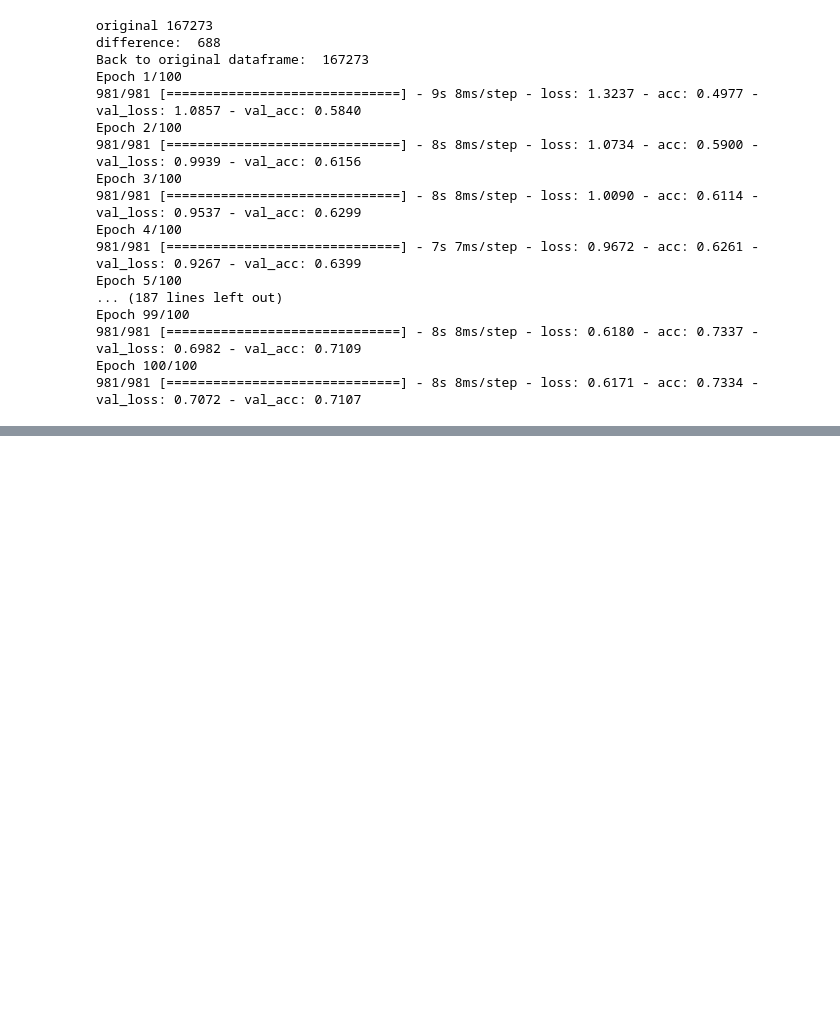
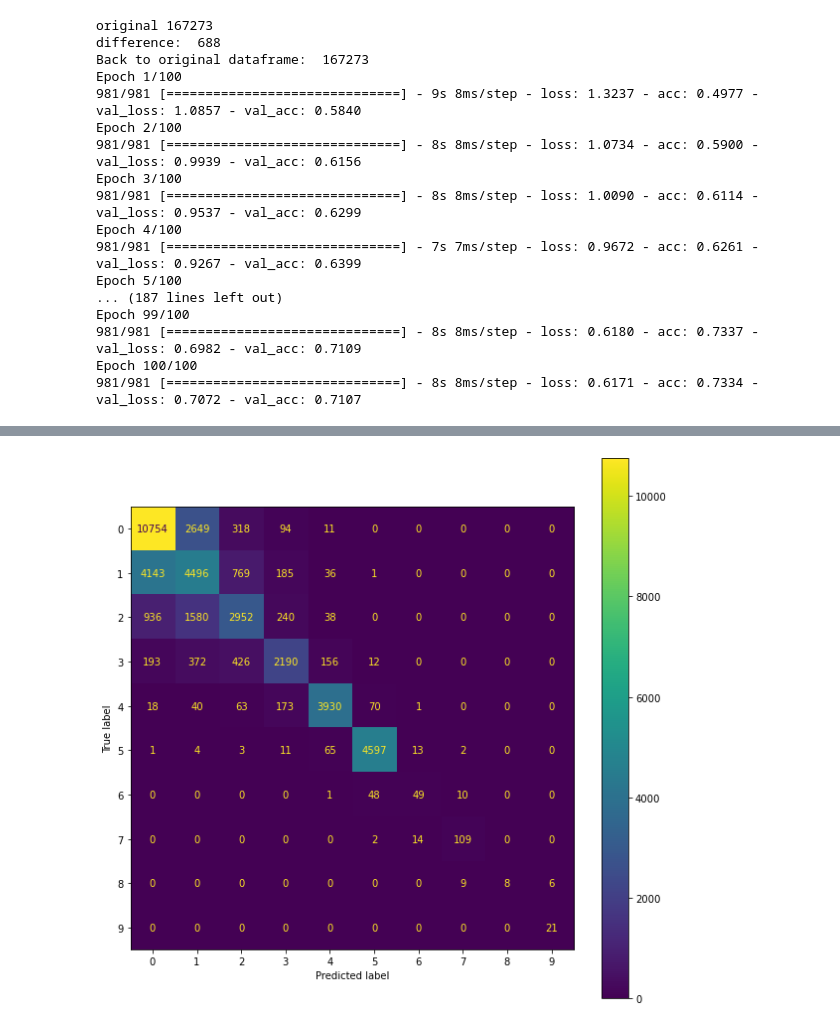
Before and after one commit to HOWBZR/Fire_Repo, a Jupyter notebook: Code/Models/Neural_Net.ipynb, the cells around one changed output, grey strips where cells are left out. Drawn from its saved outputs; the diff is of its cells as text; code cells hidden in the pictures; blank space fills up the shorter version.

```diff
--- a/Code/Models/Neural_Net.ipynb
+++ b/Code/Models/Neural_Net.ipynb
@@ -709,0 +717,4 @@ Epoch 100/100
+# %%
+# exporting demo for streamlit
+keras_model_path = './keras_save'
+model.save(keras_model_path)
@@ -709,0 +723,3 @@ Epoch 100/100
+# %%
+restored_keras_model = tf.keras.models.load_model(keras_model_path)
+restored_preds = restored_keras_model.predict(Z_test)
@@ -709,0 +774,9 @@ Epoch 100/100
+# %%
+rounded_preds = np.argmax(restored_preds, axis = -1)
+y_test2 = np.argmax(y_test, axis = -1)
+cm = confusion_matrix(y_test2, rounded_preds)
+disp = ConfusionMatrixDisplay(confusion_matrix = cm,)
+fig, ax = plt.subplots(figsize=(10,10))
+disp.plot(ax=ax);
+# %% [output]
+[figure, added]
```
Also changed, not shown: parts of 7 cells of this notebook.
